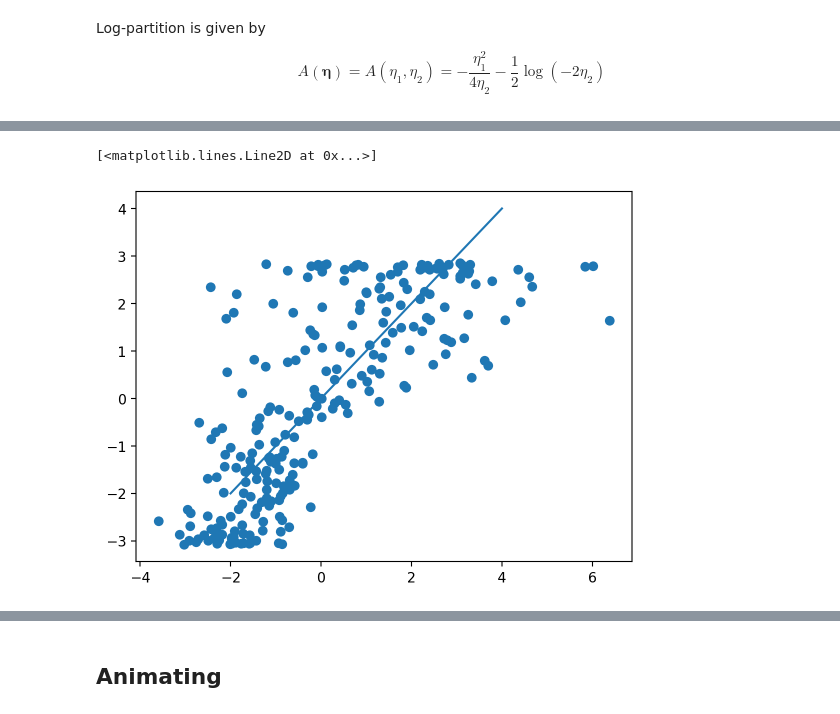
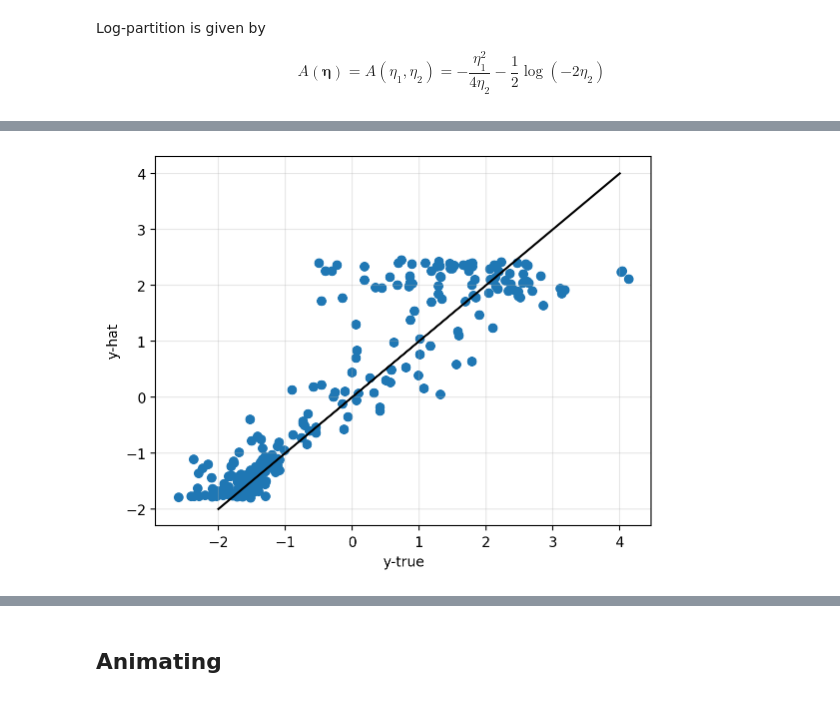
Before and after one commit to gerdm/bayes, a Jupyter notebook: exponential-families-ekf.ipynb, the cells around one changed output, grey strips where cells are left out. Saved outputs shown, nothing was run; the diff lists cells and outputs as text; code cells hidden in the pictures.

```diff
--- a/exponential-families-ekf.ipynb
+++ b/exponential-families-ekf.ipynb
@@ -189,23 +209,23 @@ key_x, key_y, key_basis = jax.random.split(key_data, 3)
 key_noise, key_y = jax.random.split(key_y)
 err = jax.random.normal(key_y, (n_samples,))
 
-x = jnp.linspace(-4, 4, n_samples)
+x = jnp.linspace(-5, 4, n_samples)
 
 # scales = jax.random.uniform(key_noise, (n_samples,), minval=0.01, maxval=1.0)
-# scales = jnp.linspace(0.01, 1.0, n_samples)
-scales = np.sqrt(jnp.exp(x / 3))
+scales = jnp.linspace(0.01, 1.0, n_samples)
+# scales = np.sqrt(jnp.exp(x / 4))
 err = err * scales
 
 
 y_clean = 0.5 * x + jnp.sin(x)
 y = y_clean + err
 
-# ixs_new = jax.random.choice(key_x, n_samples, (n_samples,), replace=False)
-# x, y = x[ixs_new], y[ixs_new]
-# y_clean = y_clean[ixs_new]
+ixs_new = jax.random.choice(key_x, n_samples, (n_samples,), replace=False)
+x, y = x[ixs_new], y[ixs_new]
+y_clean = y_clean[ixs_new]
 
-num_basis, input_dim = 3, 1
-b = jax.random.normal(key_basis, (num_basis, input_dim)) * 0.8
+num_basis, input_dim = 10, 1
+b = jax.random.uniform(key_basis, (num_basis, input_dim), minval=-1, maxval=1)
 X = fourier_basis(x[:, None], b)
 
 plt.scatter(x, y)
@@ -241,7 +255,7 @@ class MLP(nn.Module):
 
         x = nn.Dense(2)(x)
         eta1, eta2 = x[..., 0], x[..., 1]
-        eta = jnp.array([eta1, -jnp.exp(eta2)])
+        eta = jnp.array([eta1, -jnp.abs(eta2)])
         return eta
 
 model = MLP()
@@ -255,7 +269,7 @@ def applyfn(params, x):
 # params = jax.random.normal(key_train, (nparams,)) * 1e-2
 bel_init = Bel(
     mean=params,
-    cov=jnp.eye(nparams) * 5e-3
+    cov=jnp.eye(nparams) * 7e-2
 )
 # %%
 %%time
@@ -291,10 +306,12 @@ eta = linkfn(bel.mean, X)
 preds = jax.vmap(mean, 1)(eta)
 # %%
 plt.scatter(y, preds[:, 0])
-plt.plot([-2, 4], [-2,4])
+plt.plot([-2, 4], [-2,4], c="black")
+plt.grid(alpha=0.3)
+plt.xlabel("y-true")
+plt.ylabel("y-hat");
 # %% [output]
-[<matplotlib.lines.Line2D at 0x...>]
-[figure, old version]
+[figure, new version]
 # %%
 plt.scatter(x, y_clean, c="tab:gray")
 plt.scatter(x, preds[:, 0])
```
Also changed, not shown: parts of 11 cells of this notebook.
